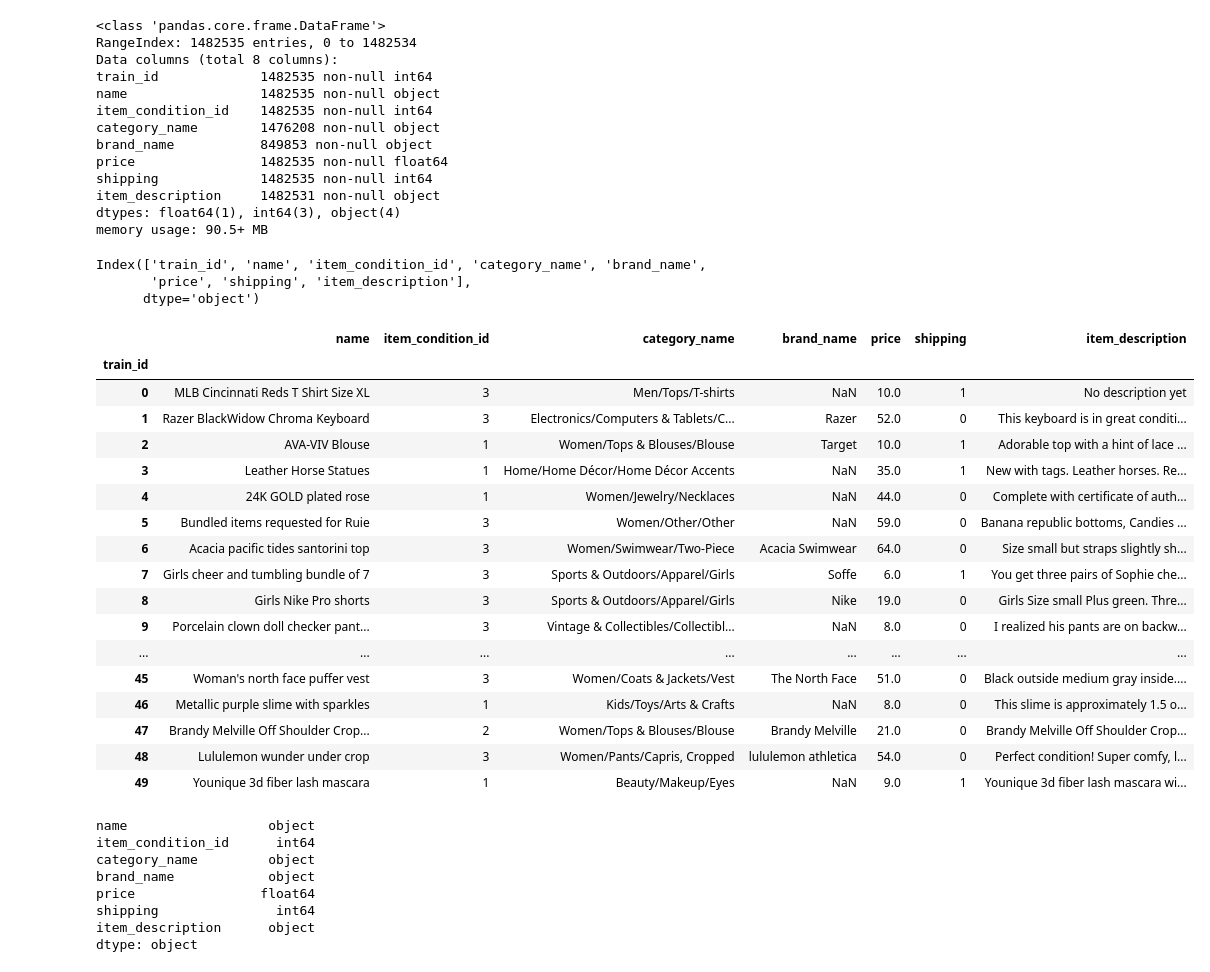
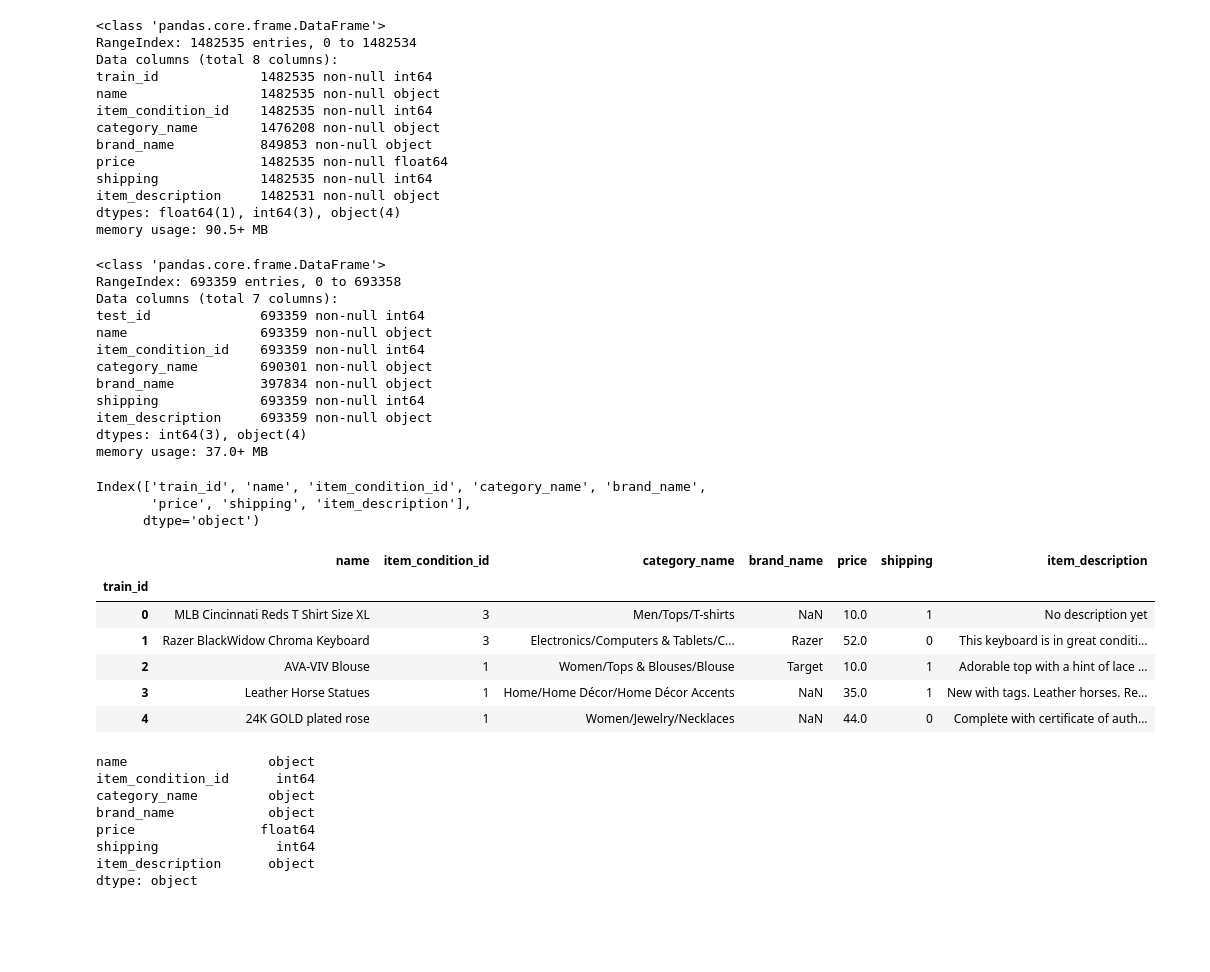
Before and after one commit to bderic1/StrojnoUcenje, a Jupyter notebook: Projekt.ipynb, the cells around one changed output. Saved outputs shown, nothing was run; the diff lists cells and outputs as text; code cells hidden in the pictures; blank space fills up the shorter version.

```diff
--- a/Projekt.ipynb
+++ b/Projekt.ipynb
@@ -27,6 +32,21 @@ shipping             1482535 non-null int64
 item_description     1482531 non-null object
 dtypes: float64(1), int64(3), object(4)
 memory usage: 90.5+ MB
+# %%
+test.info()
+# %% [output]
+<class 'pandas.core.frame.DataFrame'>
+RangeIndex: 693359 entries, 0 to 693358
+Data columns (total 7 columns):
+test_id              693359 non-null int64
+name                 693359 non-null object
+item_condition_id    693359 non-null int64
+category_name        690301 non-null object
+brand_name           397834 non-null object
+shipping             693359 non-null int64
+item_description     693359 non-null object
+dtypes: int64(3), object(4)
+memory usage: 37.0+ MB
 # %%
 train.columns
 # %% [output]
@@ -38,24 +59,13 @@ train.set_index('train_id', inplace=True) # stavimo da train_id bude indeks, ona
 # %%
-train.head(50)
+train.head()
 # %% [output]
 |  | name | item_condition_id | category_name | brand_name | price | shipping | item_description |
 | train_id |  |  |  |  |  |  |  |
 | 0 | MLB Cincinnati Reds T Shirt Size XL | 3 | Men/Tops/T-shirts | NaN | 10.0 | 1 | No description yet |
 | 1 | Razer BlackWidow Chroma Keyboard | 3 | Electronics/Computers & Tablets/C... | Razer | 52.0 | 0 | This keyboard is in great conditi... |
 | 2 | AVA-VIV Blouse | 1 | Women/Tops & Blouses/Blouse | Target | 10.0 | 1 | Adorable top with a hint of lace ... |
 | 3 | Leather Horse Statues | 1 | Home/Home Décor/Home Décor Accents | NaN | 35.0 | 1 | New with tags. Leather horses. Re... |
 | 4 | 24K GOLD plated rose | 1 | Women/Jewelry/Necklaces | NaN | 44.0 | 0 | Complete with certificate of auth... |
-| 5 | Bundled items requested for Ruie | 3 | Women/Other/Other | NaN | 59.0 | 0 | Banana republic bottoms, Candies ... |
-| 6 | Acacia pacific tides santorini top | 3 | Women/Swimwear/Two-Piece | Acacia Swimwear | 64.0 | 0 | Size small but straps slightly sh... |
-| 7 | Girls cheer and tumbling bundle of 7 | 3 | Sports & Outdoors/Apparel/Girls | Soffe | 6.0 | 1 | You get three pairs of Sophie che... |
-| 8 | Girls Nike Pro shorts | 3 | Sports & Outdoors/Apparel/Girls | Nike | 19.0 | 0 | Girls Size small Plus green. Thre... |
-| 9 | Porcelain clown doll checker pant... | 3 | Vintage & Collectibles/Collectibl... | NaN | 8.0 | 0 | I realized his pants are on backw... |
-| ... | ... | ... | ... | ... | ... | ... | ... |
-| 45 | Woman's north face puffer vest | 3 | Women/Coats & Jackets/Vest | The North Face | 51.0 | 0 | Black outside medium gray inside.... |
-| 46 | Metallic purple slime with sparkles | 1 | Kids/Toys/Arts & Crafts | NaN | 8.0 | 0 | This slime is approximately 1.5 o... |
-| 47 | Brandy Melville Off Shoulder Crop... | 2 | Women/Tops & Blouses/Blouse | Brandy Melville | 21.0 | 0 | Brandy Melville Off Shoulder Crop... |
-| 48 | Lululemon wunder under crop | 3 | Women/Pants/Capris, Cropped | lululemon athletica | 54.0 | 0 | Perfect condition! Super comfy, l... |
-| 49 | Younique 3d fiber lash mascara | 1 | Beauty/Makeup/Eyes | NaN | 9.0 | 1 | Younique 3d fiber lash mascara wi... |
 # %%
 train.dtypes # vrste podataka
 # %% [output]
```
Also changed, not shown: parts of 17 cells of this notebook.
